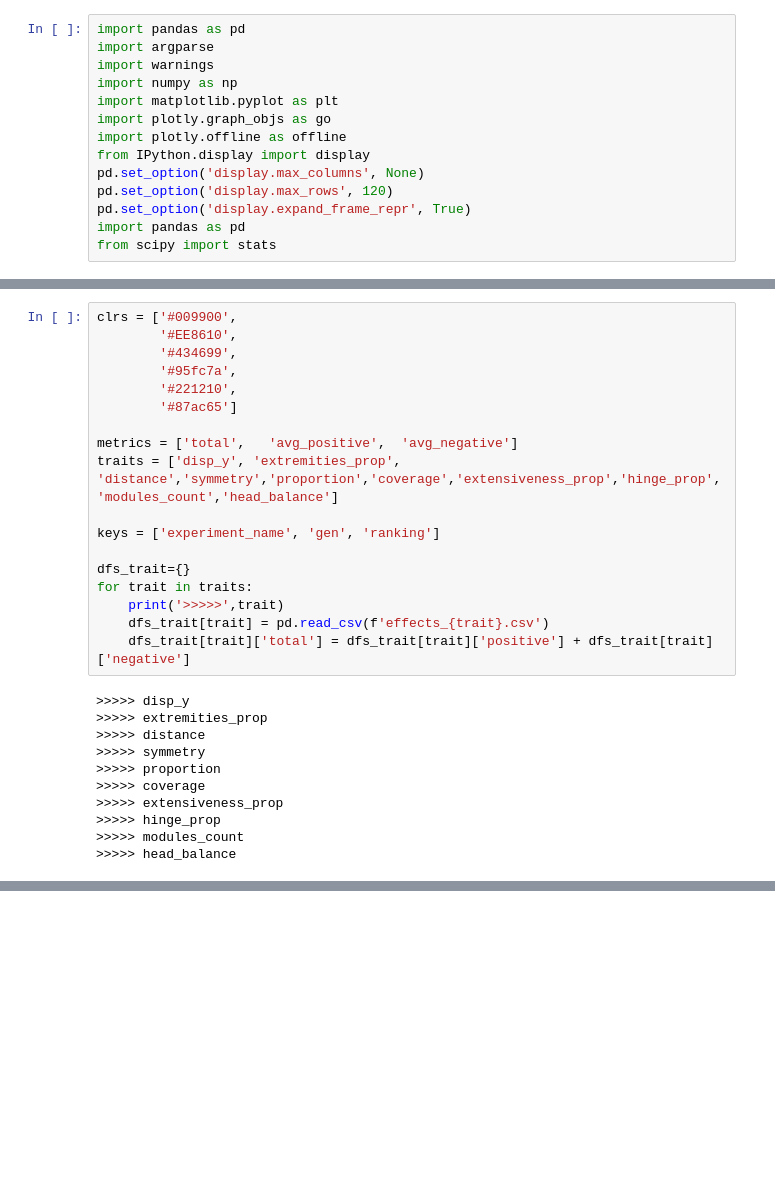
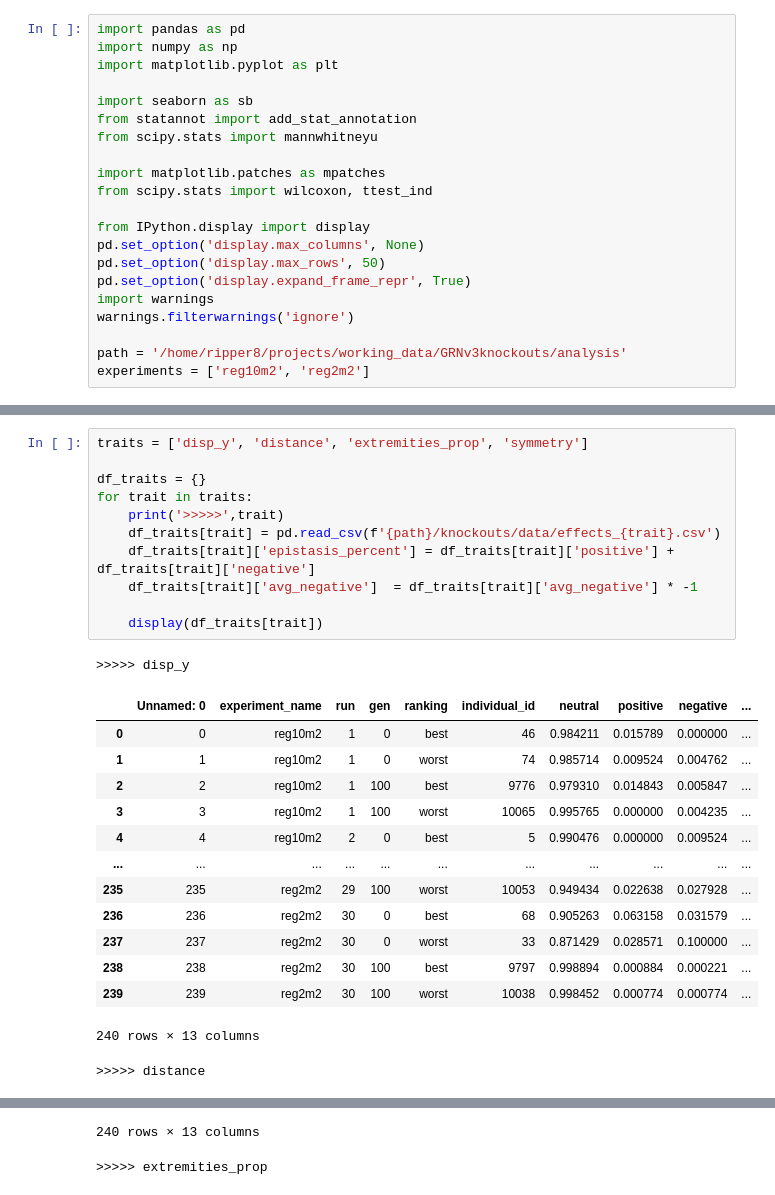
Before and after one commit to karinemiras/revolve2, a Jupyter notebook: experiments/default_study/knockout_analysisv2.ipynb, the cells around one changed output, grey strips where cells are left out. Saved outputs shown, nothing was run; the diff lists cells and outputs as text; blank space fills up the shorter version.

```diff
--- a/experiments/default_study/knockout_analysisv2.ipynb
+++ b/experiments/default_study/knockout_analysisv2.ipynb
@@ -1,14 +1,21 @@
 # %%
 import pandas as pd
-import argparse
-import warnings
 import numpy as np
 import matplotlib.pyplot as plt
-import plotly.graph_objs as go
-import plotly.offline as offline
+
+import seaborn as sb
+from statannot import add_stat_annotation
+from scipy.stats import mannwhitneyu
+
+import matplotlib.patches as mpatches
+from scipy.stats import wilcoxon, ttest_ind
+
 from IPython.display import display
 pd.set_option('display.max_columns', None)
-pd.set_option('display.max_rows', 120)
+pd.set_option('display.max_rows', 50)
 pd.set_option('display.expand_frame_repr', True)
-import pandas as pd
-from scipy import stats
+import warnings
+warnings.filterwarnings('ignore')
+
+path = '/home/ripper8/projects/working_data/GRNv3knockouts/analysis'
+experiments = ['reg10m2', 'reg2m2']
@@ -106,29 +22,27 @@ for trait in traits:
 # %%
-clrs = ['#009900',
-        '#EE8610',
-        '#434699',
-        '#95fc7a',
-        '#221210',
-        '#87ac65']
+traits = ['disp_y', 'distance', 'extremities_prop', 'symmetry']
 
-metrics = ['total',   'avg_positive',  'avg_negative']
-traits = ['disp_y', 'extremities_prop', 'distance','symmetry','proportion','coverage','extensiveness_prop','hinge_prop','modules_count','head_balance']
-
-keys = ['experiment_name', 'gen', 'ranking']
-
-dfs_trait={}
+df_traits = {}
 for trait in traits:
     print('>>>>>',trait)
-    dfs_trait[trait] = pd.read_csv(f'effects_{trait}.csv')
-    dfs_trait[trait]['total'] = dfs_trait[trait]['positive'] + dfs_trait[trait]['negative']
+    df_traits[trait] = pd.read_csv(f'{path}/knockouts/data/effects_{trait}.csv')
+    df_traits[trait]['epistasis_percent'] = df_traits[trait]['positive'] + df_traits[trait]['negative']
+    df_traits[trait]['avg_negative']  = df_traits[trait]['avg_negative'] * -1
+
+    display(df_traits[trait])
 # %% [output]
 >>>>> disp_y
->>>>> extremities_prop
->>>>> distance
->>>>> symmetry
->>>>> proportion
->>>>> coverage
->>>>> extensiveness_prop
->>>>> hinge_prop
->>>>> modules_count
->>>>> head_balance
+|  | Unnamed: 0 | experiment_name | run | gen | ranking | individual_id | neutral | positive | negative | ... |
+| 0 | 0 | reg10m2 | 1 | 0 | best | 46 | 0.984211 | 0.015789 | 0.000000 | ... |
+| 1 | 1 | reg10m2 | 1 | 0 | worst | 74 | 0.985714 | 0.009524 | 0.004762 | ... |
+| 2 | 2 | reg10m2 | 1 | 100 | best | 9776 | 0.979310 | 0.014843 | 0.005847 | ... |
+| 3 | 3 | reg10m2 | 1 | 100 | worst | 10065 | 0.995765 | 0.000000 | 0.004235 | ... |
+| 4 | 4 | reg10m2 | 2 | 0 | best | 5 | 0.990476 | 0.000000 | 0.009524 | ... |
+| ... | ... | ... | ... | ... | ... | ... | ... | ... | ... | ... |
+| 235 | 235 | reg2m2 | 29 | 100 | worst | 10053 | 0.949434 | 0.022638 | 0.027928 | ... |
+| 236 | 236 | reg2m2 | 30 | 0 | best | 68 | 0.905263 | 0.063158 | 0.031579 | ... |
+| 237 | 237 | reg2m2 | 30 | 0 | worst | 33 | 0.871429 | 0.028571 | 0.100000 | ... |
+| 238 | 238 | reg2m2 | 30 | 100 | best | 9797 | 0.998894 | 0.000884 | 0.000221 | ... |
+| 239 | 239 | reg2m2 | 30 | 100 | worst | 10038 | 0.998452 | 0.000774 | 0.000774 | ... |
+240 rows × 13 columns
+>>>>> distance
@@ -134,0 +61,2 @@ for trait in traits:
+240 rows × 13 columns
+>>>>> extremities_prop
```
Also changed, not shown: parts of 21 cells of this notebook, 9 other files.
